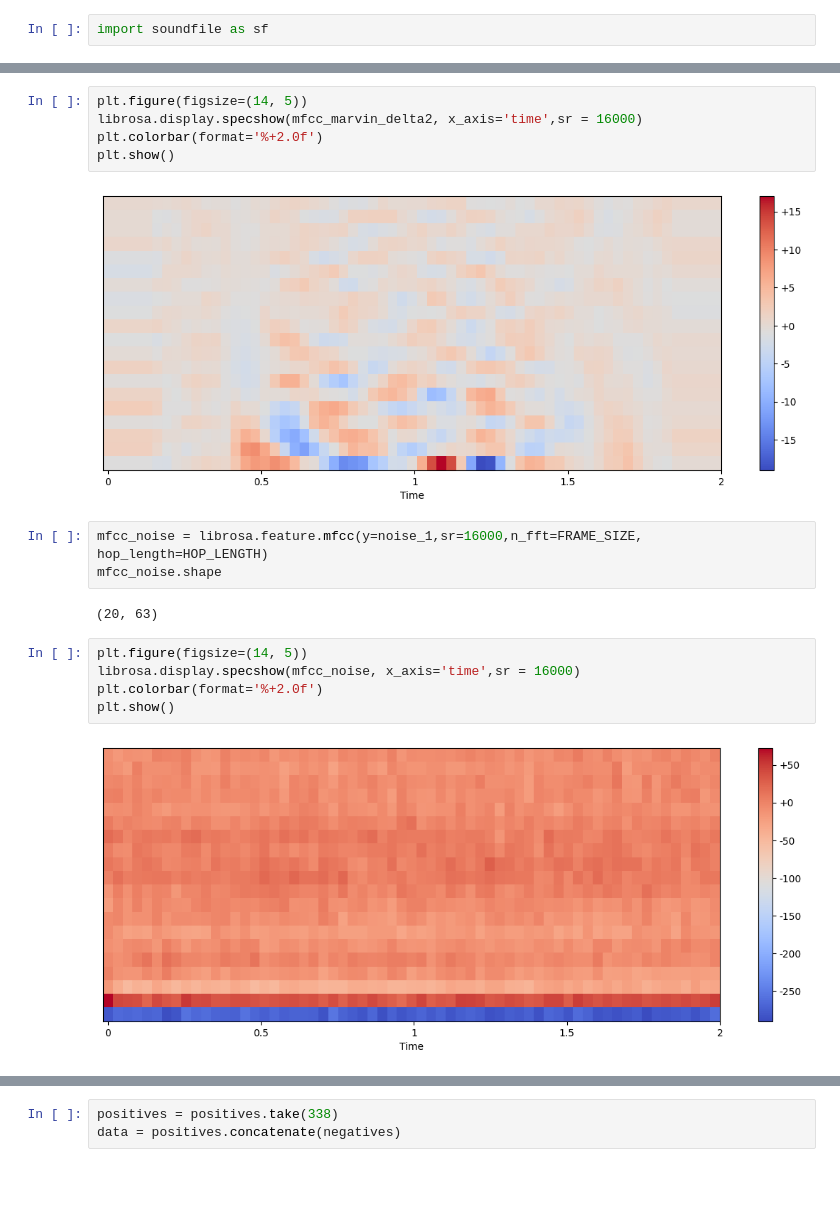
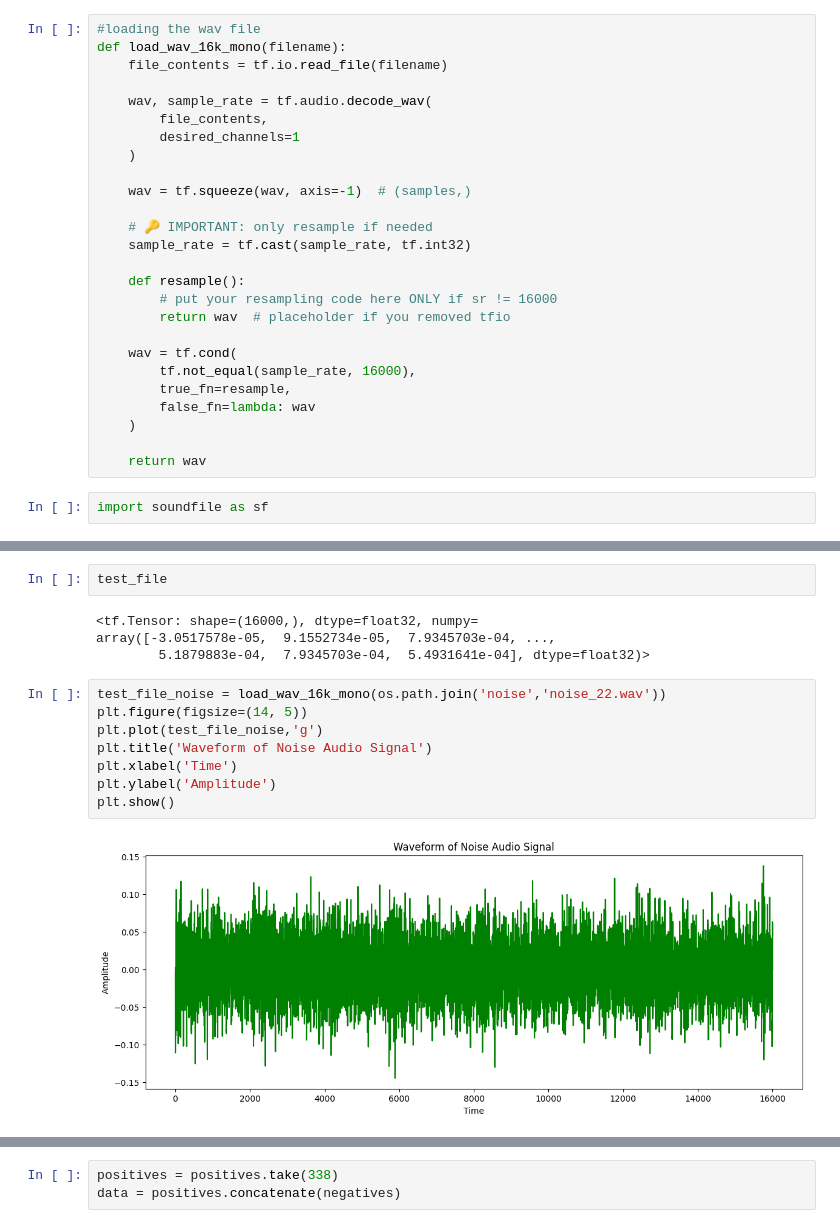
Before and after one commit to neemay2106/Wake_word_CNN_1, a Jupyter notebook: Wake_word_CNN.ipynb, the cells around one changed output, grey strips where cells are left out. Saved outputs shown, nothing was run; the diff lists cells and outputs as text; blank space fills up the shorter version.

Commit message:
changed from librosa to tensorflow implementation and removed mlp

```diff
--- a/Wake_word_CNN.ipynb
+++ b/Wake_word_CNN.ipynb
@@ -70,3 +56,29 @@ plt.show()
+# %%
+#loading the wav file
+def load_wav_16k_mono(filename):
+    file_contents = tf.io.read_file(filename)
+
+    wav, sample_rate = tf.audio.decode_wav(
+        file_contents,
+        desired_channels=1
+    )
+
+    wav = tf.squeeze(wav, axis=-1)  # (samples,)
+
+    # 🔑 IMPORTANT: only resample if needed
+    sample_rate = tf.cast(sample_rate, tf.int32)
+
+    def resample():
+        # put your resampling code here ONLY if sr != 16000
+        return wav  # placeholder if you removed tfio
+
+    wav = tf.cond(
+        tf.not_equal(sample_rate, 16000),
+        true_fn=resample,
+        false_fn=lambda: wav
+    )
+
+    return wav
 # %%
 import soundfile as sf
 # %%
@@ -179,22 +130,19 @@ plt.show()
-# %%
-plt.figure(figsize=(14, 5))
-librosa.display.specshow(mfcc_marvin_delta2, x_axis='time',sr = 16000)
-plt.colorbar(format='%+2.0f')
-plt.show()
-# %% [output]
-[figure, removed]
-# %%
-mfcc_noise = librosa.feature.mfcc(y=noise_1,sr=16000,n_fft=FRAME_SIZE, hop_length=HOP_LENGTH)
-mfcc_noise.shape
-# %% [output]
-(20, 63)
-# %%
-plt.figure(figsize=(14, 5))
-librosa.display.specshow(mfcc_noise, x_axis='time',sr = 16000)
-plt.colorbar(format='%+2.0f')
-plt.show()
-# %% [output]
-[figure, removed]
+# %%
+test_file
+# %% [output]
+<tf.Tensor: shape=(16000,), dtype=float32, numpy=
+array([-3.0517578e-05,  9.1552734e-05,  7.9345703e-04, ...,
+        5.1879883e-04,  7.9345703e-04,  5.4931641e-04], dtype=float32)>
+# %%
+test_file_noise = load_wav_16k_mono(os.path.join('noise','noise_22.wav'))
+plt.figure(figsize=(14, 5))
+plt.plot(test_file_noise,'g')
+plt.title('Waveform of Noise Audio Signal')
+plt.xlabel('Time')
+plt.ylabel('Amplitude')
+plt.show()
+# %% [output]
+[figure, added]
 # %%
 #creating a positive and negative dataset using marvin and dishes noise
 neg = tf.data.Dataset.list_files(os.path.join('noise') + '/*.wav')
```
Also changed, not shown: parts of 63 cells of this notebook.
